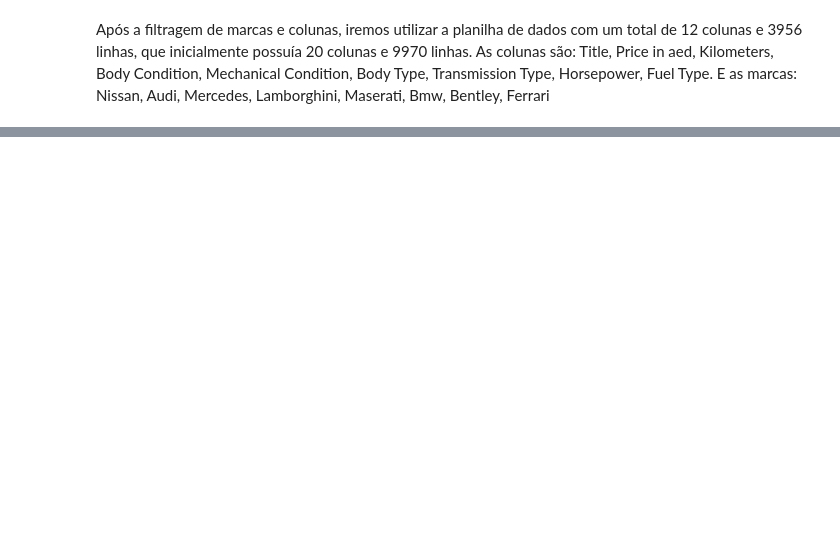
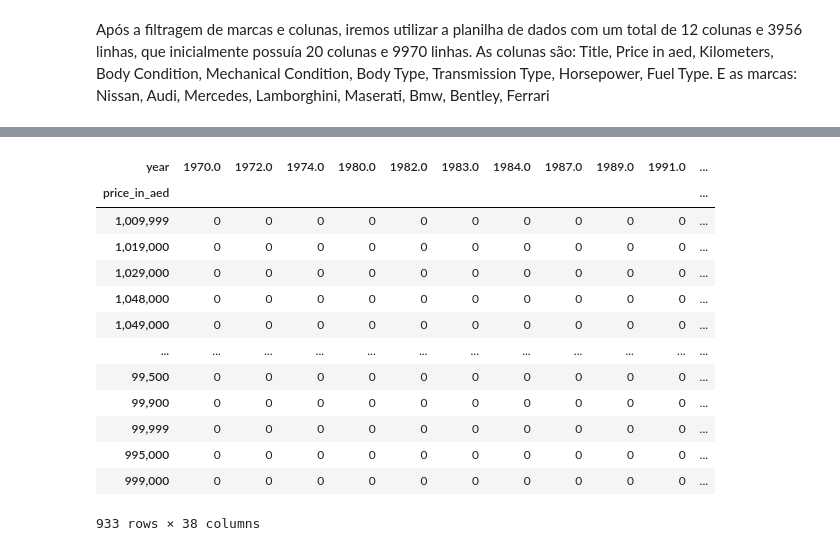
Before and after one commit to insper-classroom/22-2b-cd-p2-p2_albert_arthur_thiago, a Jupyter notebook: base.ipynb, the cells around one changed output, grey strips where cells are left out. Saved outputs shown, nothing was run; the diff lists cells and outputs as text; code cells hidden in the pictures; blank space fills up the shorter version.

```diff
--- a/base.ipynb
+++ b/base.ipynb
@@ -65,0 +180,17 @@ As colunas são: Title, Price in aed, Kilometers, Body Condition, Mechanical Con
+# %%
+pd.crosstab(dados['price_in_aed'], dados['year'])
+# %% [output]
+| year | 1970.0 | 1972.0 | 1974.0 | 1980.0 | 1982.0 | 1983.0 | 1984.0 | 1987.0 | 1989.0 | 1991.0 | ... |
+| price_in_aed |  |  |  |  |  |  |  |  |  |  | ... |
+| 1,009,999 | 0 | 0 | 0 | 0 | 0 | 0 | 0 | 0 | 0 | 0 | ... |
+| 1,019,000 | 0 | 0 | 0 | 0 | 0 | 0 | 0 | 0 | 0 | 0 | ... |
+| 1,029,000 | 0 | 0 | 0 | 0 | 0 | 0 | 0 | 0 | 0 | 0 | ... |
+| 1,048,000 | 0 | 0 | 0 | 0 | 0 | 0 | 0 | 0 | 0 | 0 | ... |
+| 1,049,000 | 0 | 0 | 0 | 0 | 0 | 0 | 0 | 0 | 0 | 0 | ... |
+| ... | ... | ... | ... | ... | ... | ... | ... | ... | ... | ... | ... |
+| 99,500 | 0 | 0 | 0 | 0 | 0 | 0 | 0 | 0 | 0 | 0 | ... |
+| 99,900 | 0 | 0 | 0 | 0 | 0 | 0 | 0 | 0 | 0 | 0 | ... |
+| 99,999 | 0 | 0 | 0 | 0 | 0 | 0 | 0 | 0 | 0 | 0 | ... |
+| 995,000 | 0 | 0 | 0 | 0 | 0 | 0 | 0 | 0 | 0 | 0 | ... |
+| 999,000 | 0 | 0 | 0 | 0 | 0 | 0 | 0 | 0 | 0 | 0 | ... |
+933 rows × 38 columns
```
Also changed, not shown: parts of 11 cells of this notebook.
